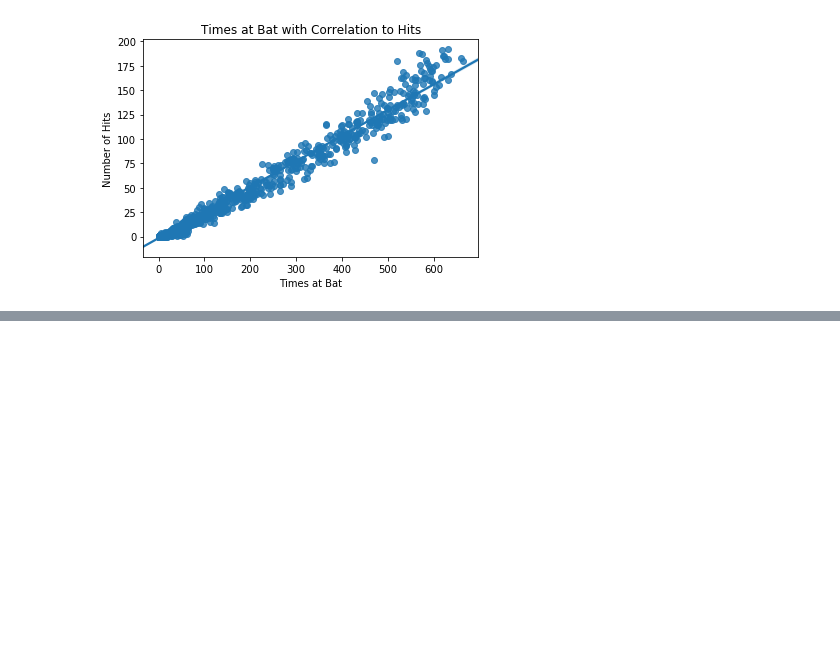
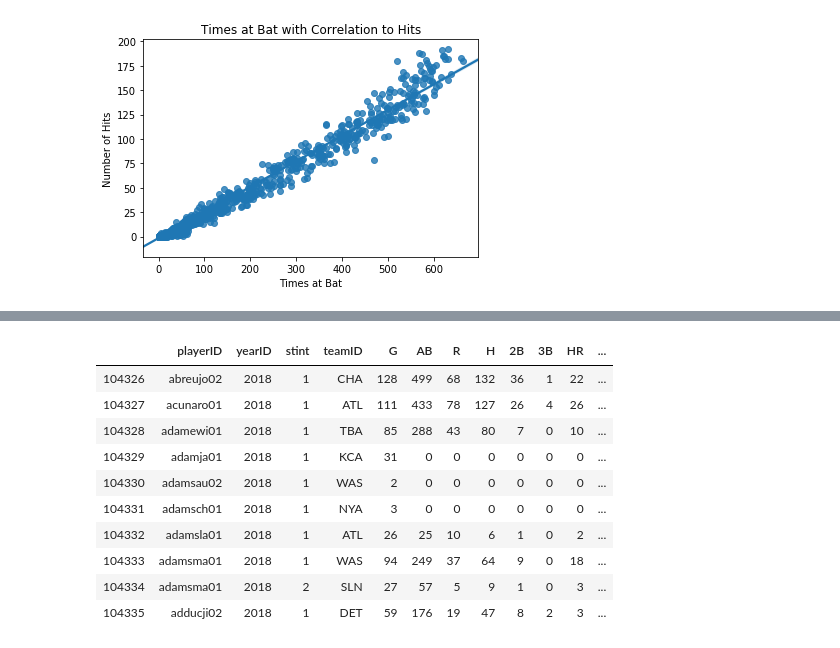
Before and after one commit to Ironware6/sabermetrics_proj, a Jupyter notebook: sabermetric_1.ipynb, the cells around one changed output, grey strips where cells are left out. Cells and saved outputs as stored; diff of their text form; code cells hidden in the pictures; blank space fills up the shorter version.

```diff
--- a/sabermetric_1.ipynb
+++ b/sabermetric_1.ipynb
@@ -253,0 +279,16 @@ Warnings:
+# %%
+mlb_new = pd.get_dummies(new_mlb, columns = ['lgID'],drop_first = True)
+test_mlb = pd.get_dummies(mlb_df, columns = ['lgID'], drop_first = True)
+mlb_new.head(10)
+# %% [output]
+|  | playerID | yearID | stint | teamID | G | AB | R | H | 2B | 3B | HR | ... |
+| 104326 | abreujo02 | 2018 | 1 | CHA | 128 | 499 | 68 | 132 | 36 | 1 | 22 | ... |
+| 104327 | acunaro01 | 2018 | 1 | ATL | 111 | 433 | 78 | 127 | 26 | 4 | 26 | ... |
+| 104328 | adamewi01 | 2018 | 1 | TBA | 85 | 288 | 43 | 80 | 7 | 0 | 10 | ... |
+| 104329 | adamja01 | 2018 | 1 | KCA | 31 | 0 | 0 | 0 | 0 | 0 | 0 | ... |
+| 104330 | adamsau02 | 2018 | 1 | WAS | 2 | 0 | 0 | 0 | 0 | 0 | 0 | ... |
+| 104331 | adamsch01 | 2018 | 1 | NYA | 3 | 0 | 0 | 0 | 0 | 0 | 0 | ... |
+| 104332 | adamsla01 | 2018 | 1 | ATL | 26 | 25 | 10 | 6 | 1 | 0 | 2 | ... |
+| 104333 | adamsma01 | 2018 | 1 | WAS | 94 | 249 | 37 | 64 | 9 | 0 | 18 | ... |
+| 104334 | adamsma01 | 2018 | 2 | SLN | 27 | 57 | 5 | 9 | 1 | 0 | 3 | ... |
+| 104335 | adducji02 | 2018 | 1 | DET | 59 | 176 | 19 | 47 | 8 | 2 | 3 | ... |
```
Also changed, not shown: parts of 20 cells of this notebook, 7 other files.
